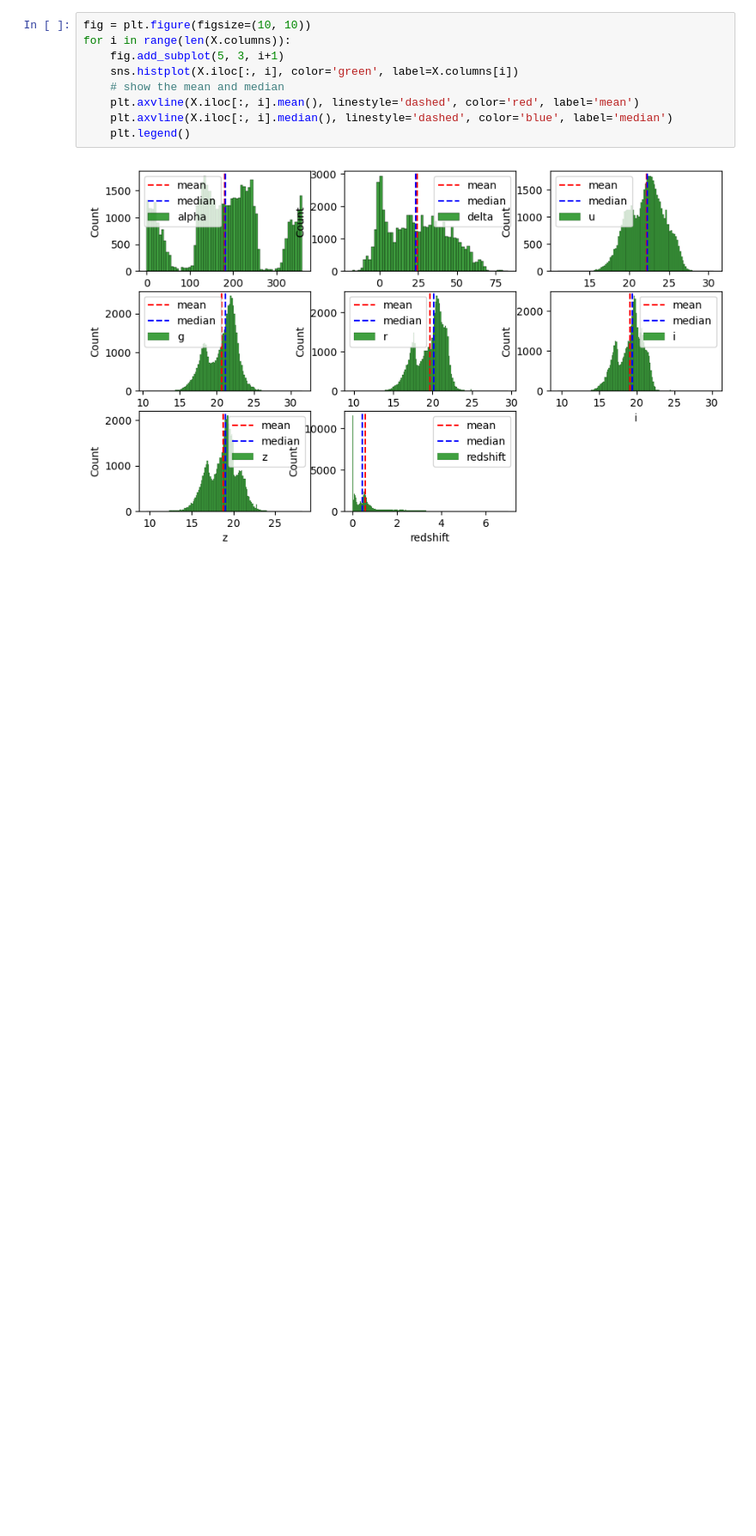
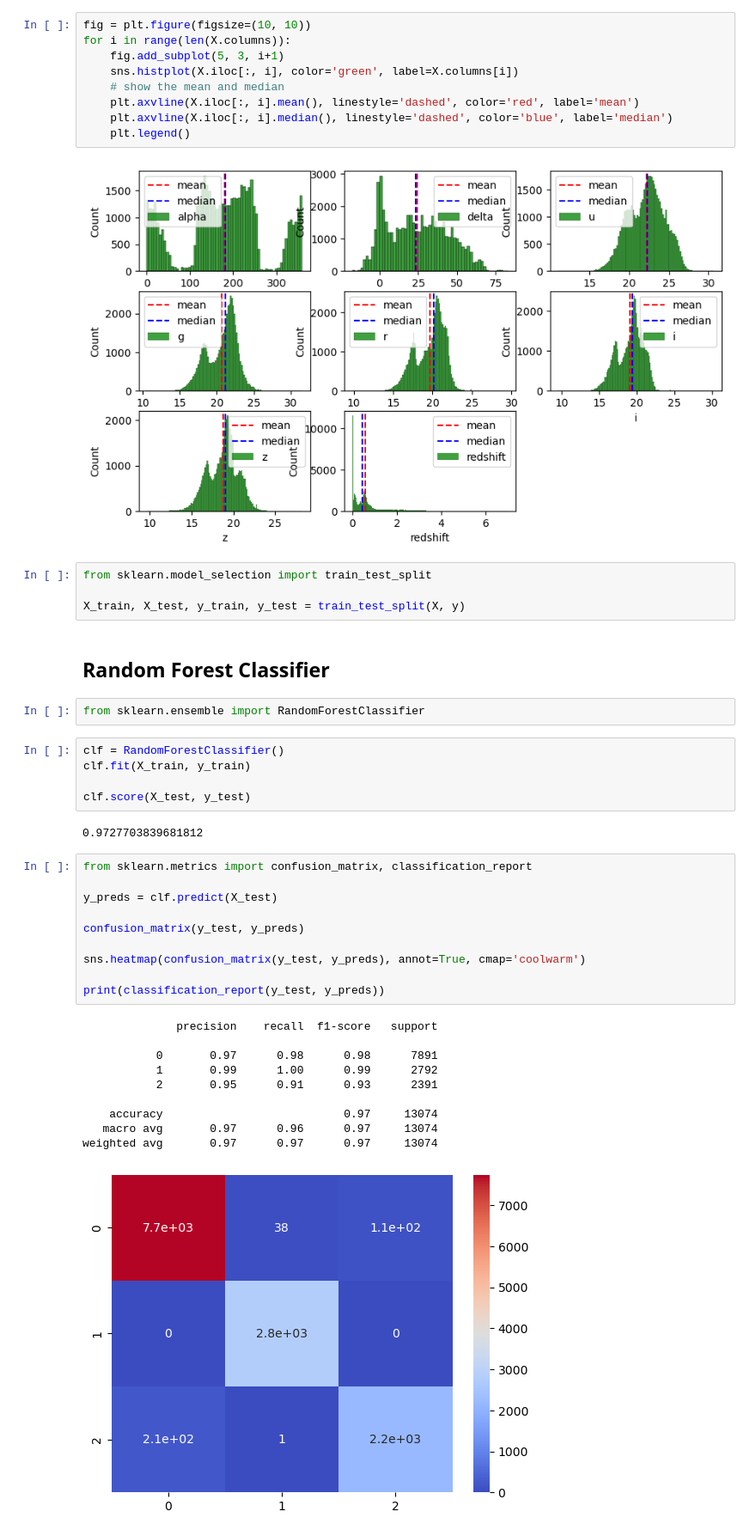
Before and after one commit to vilhess/methode-supervise, a Jupyter notebook: classification.ipynb, the cells around one changed output. Shown: that part at 86% size. Saved outputs shown, nothing was run; the diff lists cells and outputs as text; blank space fills up the shorter version.

```diff
--- a/classification.ipynb
+++ b/classification.ipynb
@@ -84,3 +84,39 @@ for i in range(len(X.columns)):
     plt.legend()
 # %% [output]
 [figure]
+# %%
+from sklearn.model_selection import train_test_split
+
+X_train, X_test, y_train, y_test = train_test_split(X, y)
+# %% [markdown]
+## Random Forest Classifier
+# %%
+from sklearn.ensemble import RandomForestClassifier
+# %%
+clf = RandomForestClassifier()
+clf.fit(X_train, y_train)
+
+clf.score(X_test, y_test)
+# %% [output]
+0.9727703839681812
+# %%
+from sklearn.metrics import confusion_matrix, classification_report
+
+y_preds = clf.predict(X_test)
+
+confusion_matrix(y_test, y_preds)
+
+sns.heatmap(confusion_matrix(y_test, y_preds), annot=True, cmap='coolwarm')
+
+print(classification_report(y_test, y_preds))
+# %% [output]
+              precision    recall  f1-score   support
+
+           0       0.97      0.98      0.98      7891
+           1       0.99      1.00      0.99      2792
+           2       0.95      0.91      0.93      2391
+
+    accuracy                           0.97     13074
+   macro avg       0.97      0.96      0.97     13074
+weighted avg       0.97      0.97      0.97     13074
+[figure, added]
```
Also changed, not shown: parts of 6 cells of this notebook, 5 other files.
